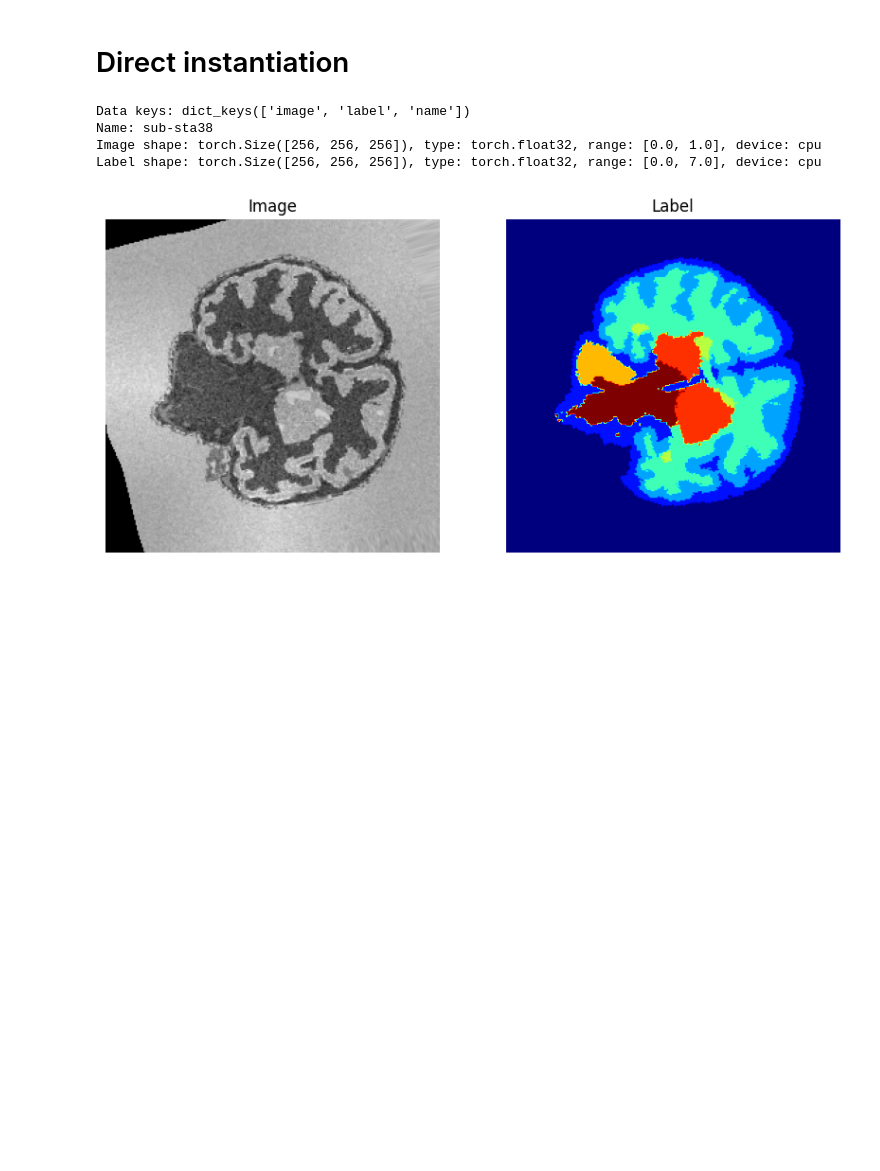
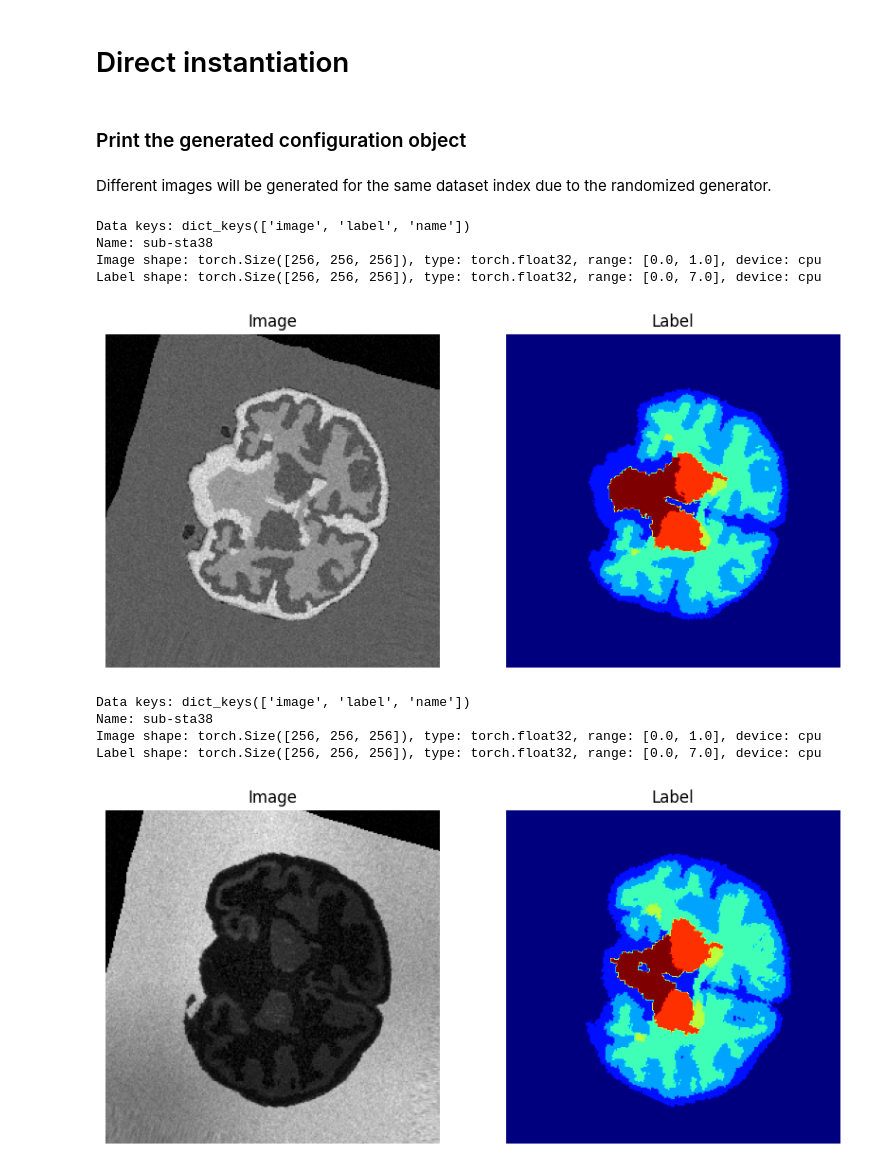
Before and after one commit to Medical-Image-Analysis-Laboratory/fetalsyngen, a Jupyter notebook: examples/generator.ipynb, the cells around one changed output. Saved outputs shown, nothing was run; the diff lists cells and outputs as text; code cells hidden in the pictures; blank space fills up the shorter version.

```diff
--- a/examples/generator.ipynb
+++ b/examples/generator.ipynb
@@ -292,7 +293,7 @@ intensity_generator = ImageFromSeeds(
     meta_labels=4,
 )
 spatial_deform = SpatialDeformation(max_rotation=20, max_shear=0.02,max_scaling=0.11,
-                                    size=(256, 256, 256), nonlinear_transform=True,
+                                    size=(256, 256, 256), prob=1, nonlinear_transform=True,
                                     nonlin_scale_min=0.03, nonlin_scale_max=0.06,
                                     nonlin_std_max=4, flip_prb=0.5, device='cuda:0')
 resampler = RandResample(prob=0.5, max_resolution=1.5, min_resolution=0.5)
@@ -313,12 +314,21 @@ generator = FetalSynthGen(shape=(256, 256, 256),
 dataset = FetalSynthDataset(bids_path='./../data', generator=generator,
                             seed_path='./../data/derivatives/seeds',
                             sub_list=None)
-
-sample = dataset[0]
-plot_imgs(sample)
-# %% [output]
-Data keys: dict_keys(['image', 'label', 'name'])
-Name: sub-sta38
-Image shape: torch.Size([256, 256, 256]), type: torch.float32, range: [0.0, 1.0], device: cpu
-Label shape: torch.Size([256, 256, 256]), type: torch.float32, range: [0.0, 7.0], device: cpu
-[figure, removed]
+# %% [markdown]
+### Print the generated configuration object
+# %% [markdown]
+Different images will be generated for the same dataset index due to the randomized generator.
+# %%
+plot_imgs(dataset[0])
+plot_imgs(dataset[0])
+# %% [output]
+Data keys: dict_keys(['image', 'label', 'name'])
+Name: sub-sta38
+Image shape: torch.Size([256, 256, 256]), type: torch.float32, range: [0.0, 1.0], device: cpu
+Label shape: torch.Size([256, 256, 256]), type: torch.float32, range: [0.0, 7.0], device: cpu
+[figure, added]
+Data keys: dict_keys(['image', 'label', 'name'])
+Name: sub-sta38
+Image shape: torch.Size([256, 256, 256]), type: torch.float32, range: [0.0, 1.0], device: cpu
+Label shape: torch.Size([256, 256, 256]), type: torch.float32, range: [0.0, 7.0], device: cpu
+[figure, added]
```
Also changed, not shown: parts of 6 cells of this notebook, 6 other files.
